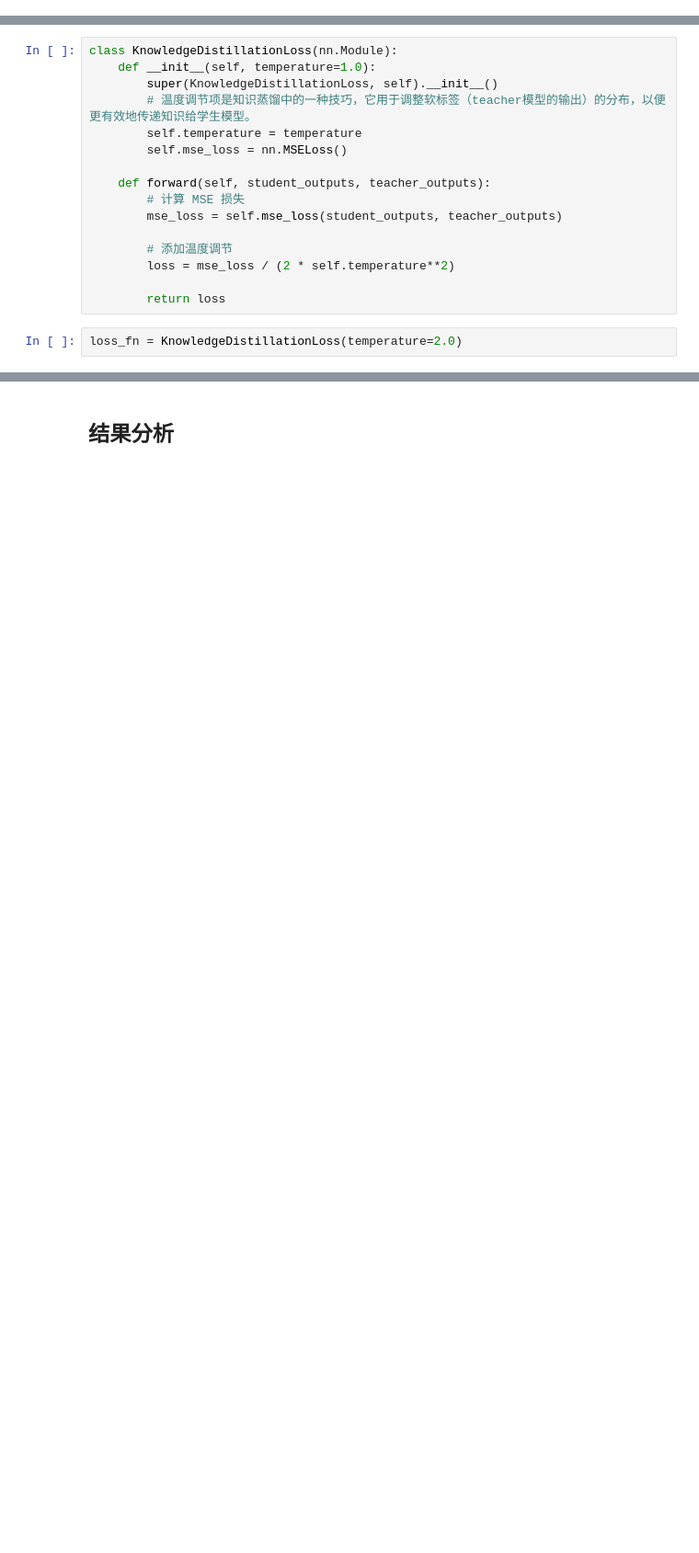
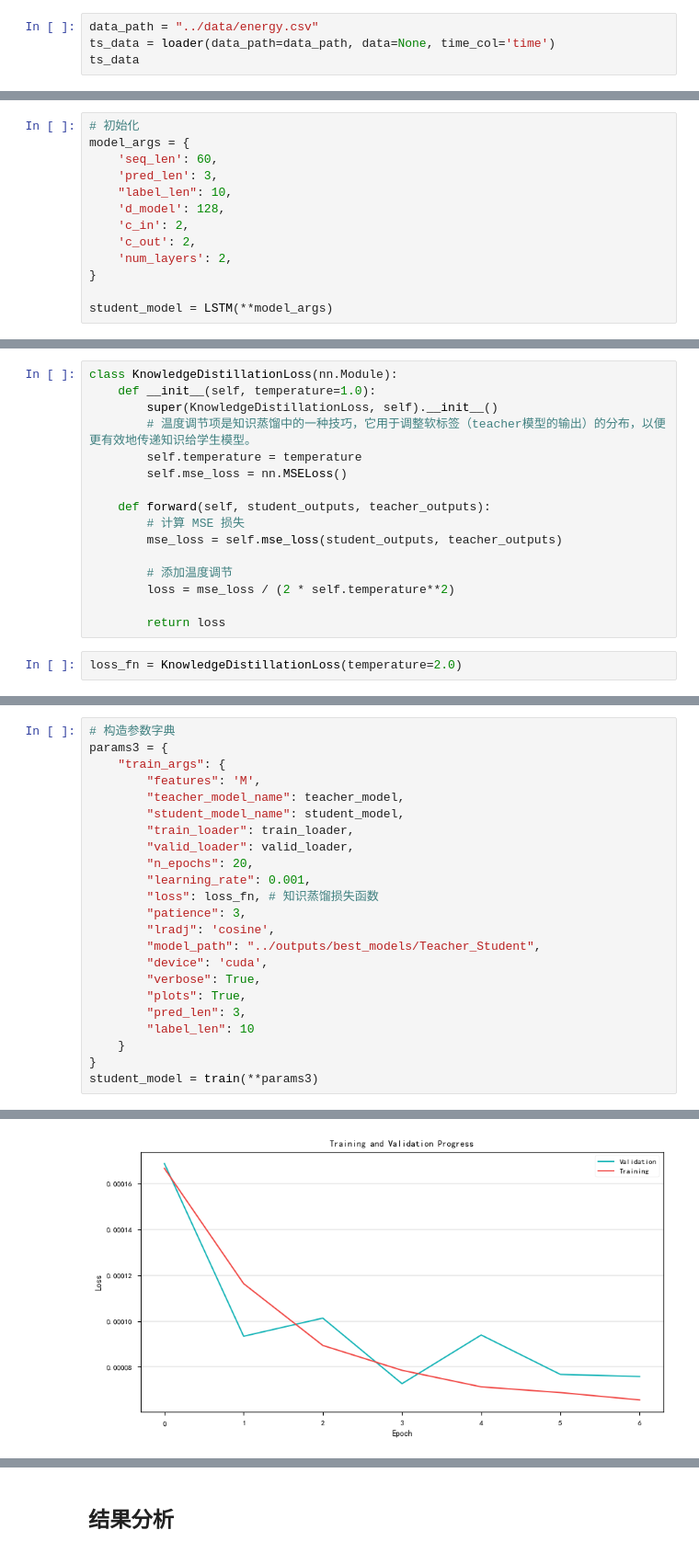
Before and after one commit to caoyuyu2021/src, a Jupyter notebook: 01.python/05.application/02.time_series/src/14.时间序列.ipynb, the cells around one changed output, grey strips where cells are left out. Shown at 92% size. Drawn from its saved outputs; the diff is of its cells as text; blank space fills up the shorter version.

```diff
--- a/01.python/05.application/02.time_series/src/14.时间序列.ipynb
+++ b/01.python/05.application/02.time_series/src/14.时间序列.ipynb
@@ -596,0 +1462,4 @@ def train(pretrained_model, train_loader, valid_loader, n_epochs, verbose=True,
+# %%
+data_path = "../data/energy.csv"
+ts_data = loader(data_path=data_path, data=None, time_col='time')
+ts_data
@@ -1016 +1959,14 @@ student_model = LSTM(**lstm_args)
+# %%
+# 初始化
+model_args = {
+    'seq_len': 60,
+    'pred_len': 3,
+    "label_len": 10,
+    'd_model': 128,
+    'c_in': 2,
+    'c_out': 2,
+    'num_layers': 2,
+}
+
+student_model = LSTM(**model_args)
 # %% [markdown]
@@ -1035,0 +2183,24 @@ loss_fn = KnowledgeDistillationLoss(temperature=2.0)
+# %%
+# 构造参数字典
+params3 = {
+    "train_args": {
+        "features": 'M',
+        "teacher_model_name": teacher_model,
+        "student_model_name": student_model,
+        "train_loader": train_loader,
+        "valid_loader": valid_loader,
+        "n_epochs": 20,
+        "learning_rate": 0.001,
+        "loss": loss_fn, # 知识蒸馏损失函数
+        "patience": 3,
+        "lradj": 'cosine',
+        "model_path": "../outputs/best_models/Teacher_Student",
+        "device": 'cuda',
+        "verbose": True,
+        "plots": True,
+        "pred_len": 3,
+        "label_len": 10
+    }
+}
+student_model = train(**params3)
+# %% [output]
@@ -1036 +2228,2 @@ loss_fn = KnowledgeDistillationLoss(temperature=2.0)
+[figure, added]
 # %% [markdown]
```
Also changed, not shown: parts of 113 cells of this notebook, 5 other files.
